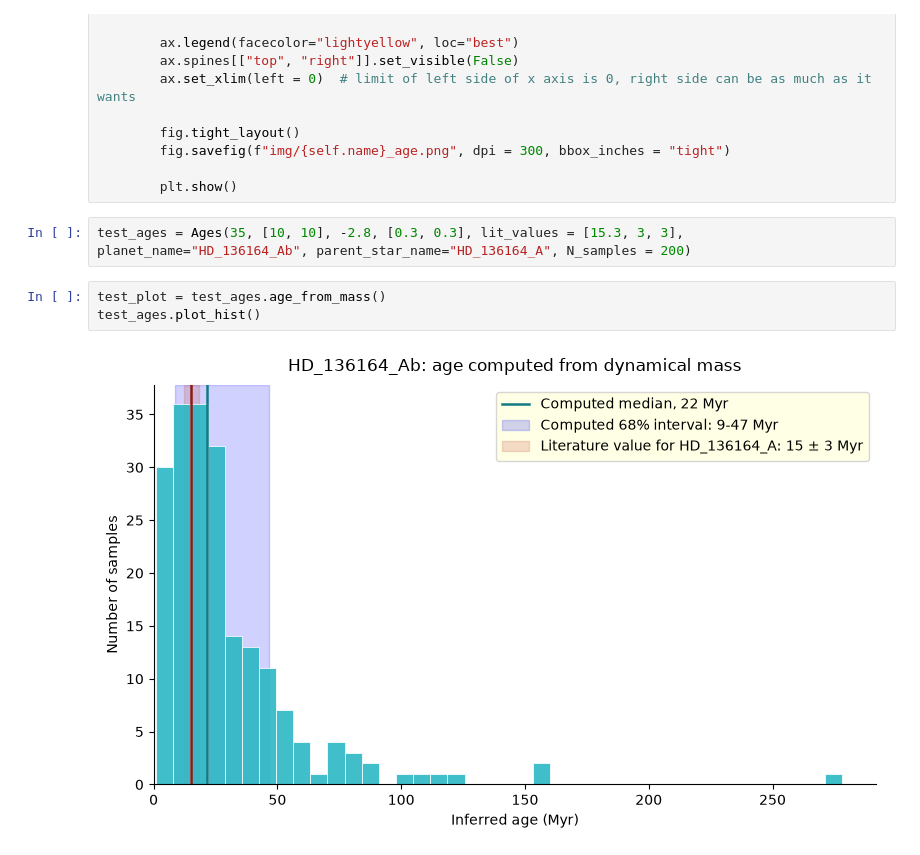
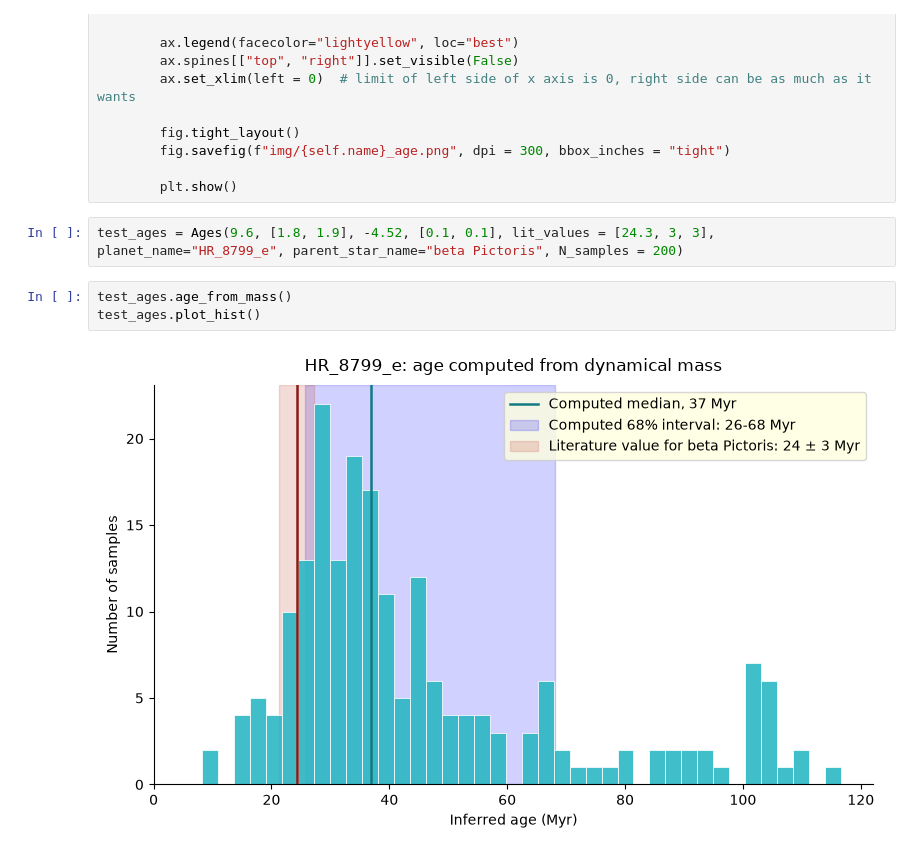
Before and after one commit to h0sh1z0ra/masses_to_ages, a Jupyter notebook: age_to_mass.ipynb, the cells around one changed output. Drawn from its saved outputs; the diff is of its cells as text.

```diff
--- a/age_to_mass.ipynb
+++ b/age_to_mass.ipynb
@@ -556,9 +558,9 @@ class Ages:
 
         plt.show()
 # %%
-test_ages = Ages(35, [10, 10], -2.8, [0.3, 0.3], lit_values = [15.3, 3, 3], planet_name="HD_136164_Ab", parent_star_name="HD_136164_A", N_samples = 200)
+test_ages = Ages(9.6, [1.8, 1.9], -4.52, [0.1, 0.1], lit_values = [24.3, 3, 3], planet_name="HR_8799_e", parent_star_name="beta Pictoris", N_samples = 200)
 # %%
-test_plot = test_ages.age_from_mass()
+test_ages.age_from_mass()
 test_ages.plot_hist()
 # %% [output]
-[figure, old version]
+[figure, new version]
```
Also changed, not shown: parts of 1 cell of this notebook.
